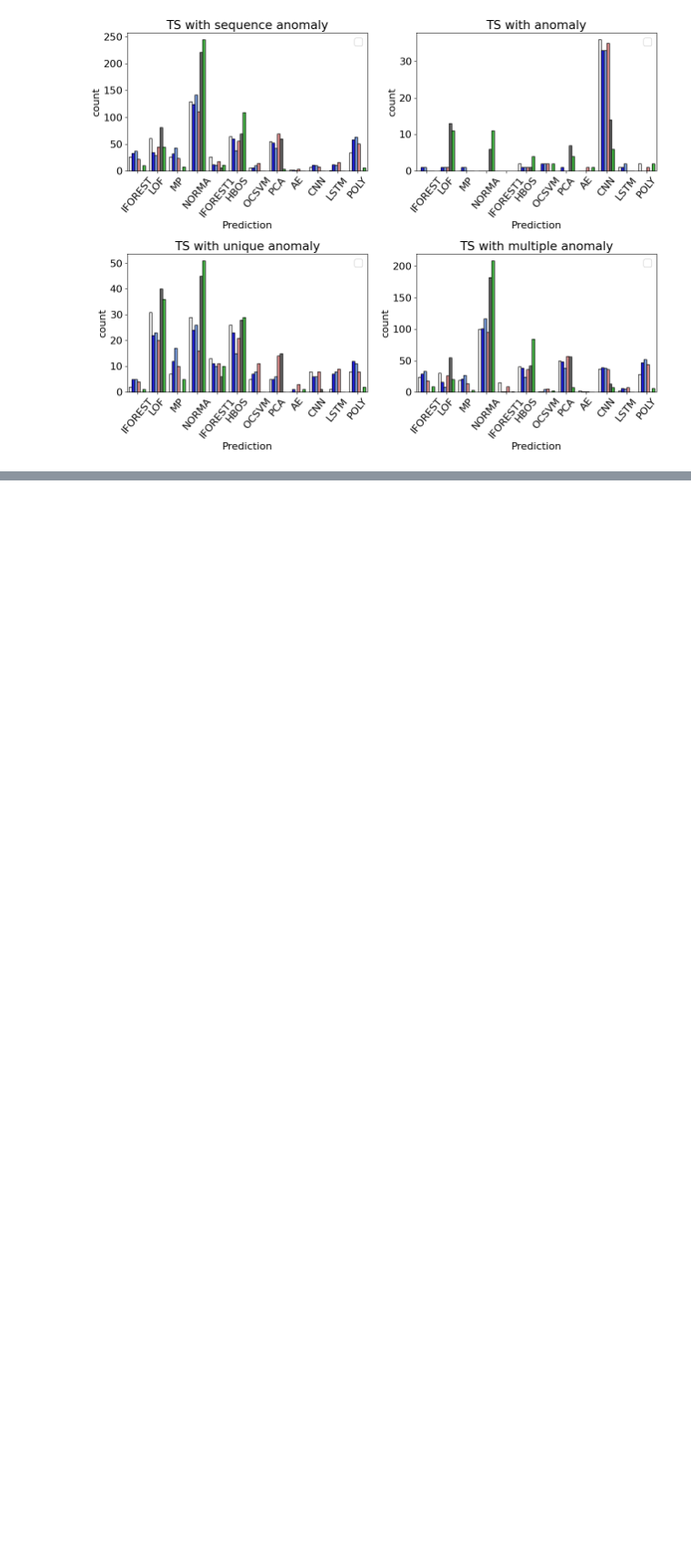
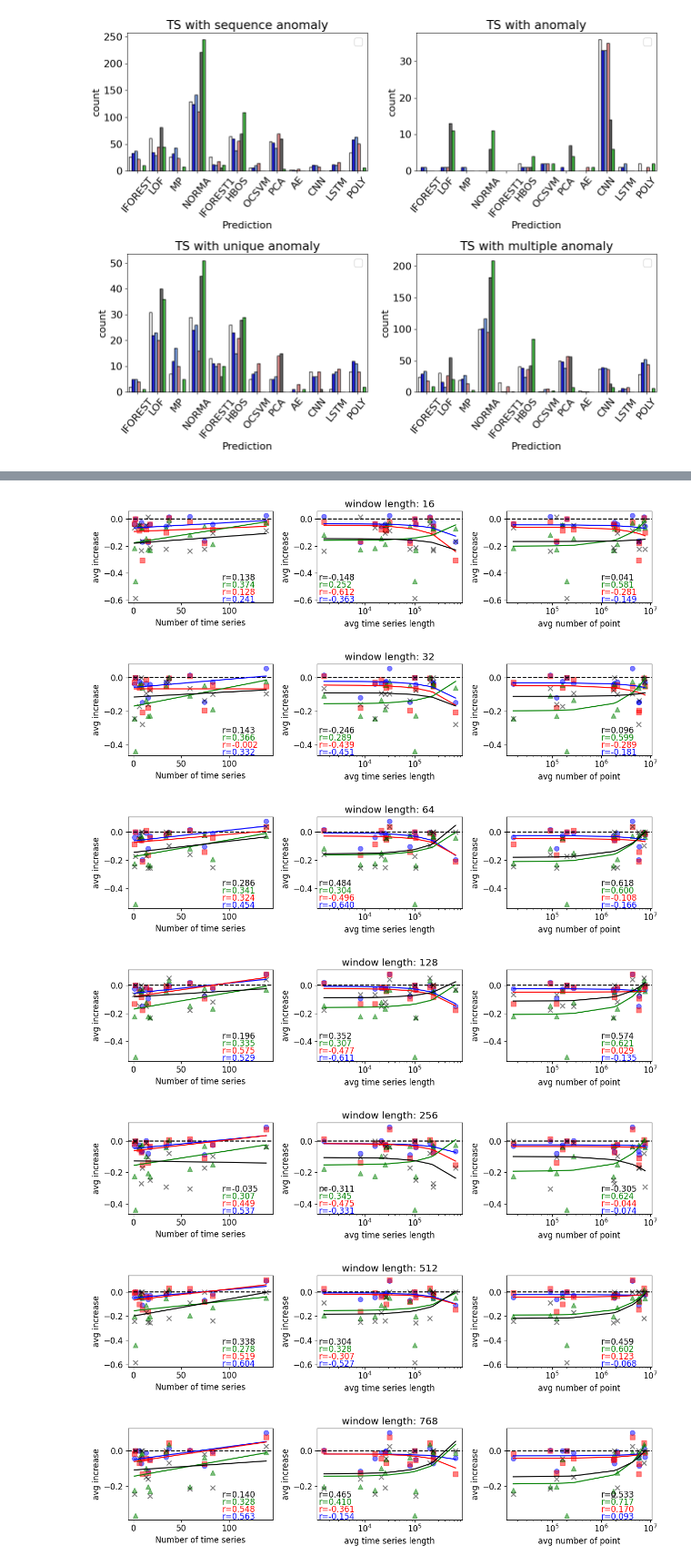
Before and after one commit to boniolp/MSAD, a Jupyter notebook: experiments/accuracy_analysis/Accuracy_Evaluation.ipynb, the cells around one changed output, grey strips where cells are left out. Shown at 91% size. Drawn from its saved outputs; the diff is of its cells as text; code cells hidden in the pictures; blank space fills up the shorter version.

```diff
--- a/experiments/accuracy_analysis/Accuracy_Evaluation.ipynb
+++ b/experiments/accuracy_analysis/Accuracy_Evaluation.ipynb
@@ -212,0 +226,7 @@ plt.tight_layout()
+# %%
+datasets = list(set(df['dataset'].values))
+datasets_count = {dataset:len(df.loc[df['dataset']==dataset]) for dataset in datasets}
+datasets_length = {dataset:df.loc[df['dataset'] == dataset]['data_len'].mean() for dataset in datasets}
+anom_length = {dataset:df.loc[df['dataset'] == dataset]['average_anom_length'].mean() for dataset in datasets}
+anom_count = {dataset:df.loc[df['dataset'] == dataset]['nb_anomaly'].mean() for dataset in datasets}
+anom_ratio = {dataset:df.loc[df['dataset'] == dataset]['ratio'].mean() for dataset in datasets}
@@ -212,0 +299,20 @@ plt.tight_layout()
+# %%
+datasets_count_corr_list,datasets_length_corr_list,datasets_point_corr_list = [],[],[]
+for length in all_length:
+    all_methods_length = [meth.format(length) for meth in methods_conv+methods_sit+methods_ts+methods_feature]
+    datasets_count_corr,datasets_length_corr,datasets_point_corr = corr_plot_dataset(all_methods_length,length,datasets_count=datasets_count,datasets_length=datasets_length,type_a='time series')
+    datasets_count_corr_list.append(datasets_count_corr)
+    datasets_length_corr_list.append(datasets_length_corr)
+    datasets_point_corr_list.append(datasets_point_corr)
+
+datasets_point_corr_list = np.array(datasets_point_corr_list)
+datasets_count_corr_list = np.array(datasets_count_corr_list)
+datasets_length_corr_list = np.array(datasets_length_corr_list)
+# %% [output]
+[figure, added]
+[figure, added]
+[figure, added]
+[figure, added]
+[figure, added]
+[figure, added]
+[figure, added]
```
Also changed, not shown: parts of 10 cells of this notebook, 1 other file.
